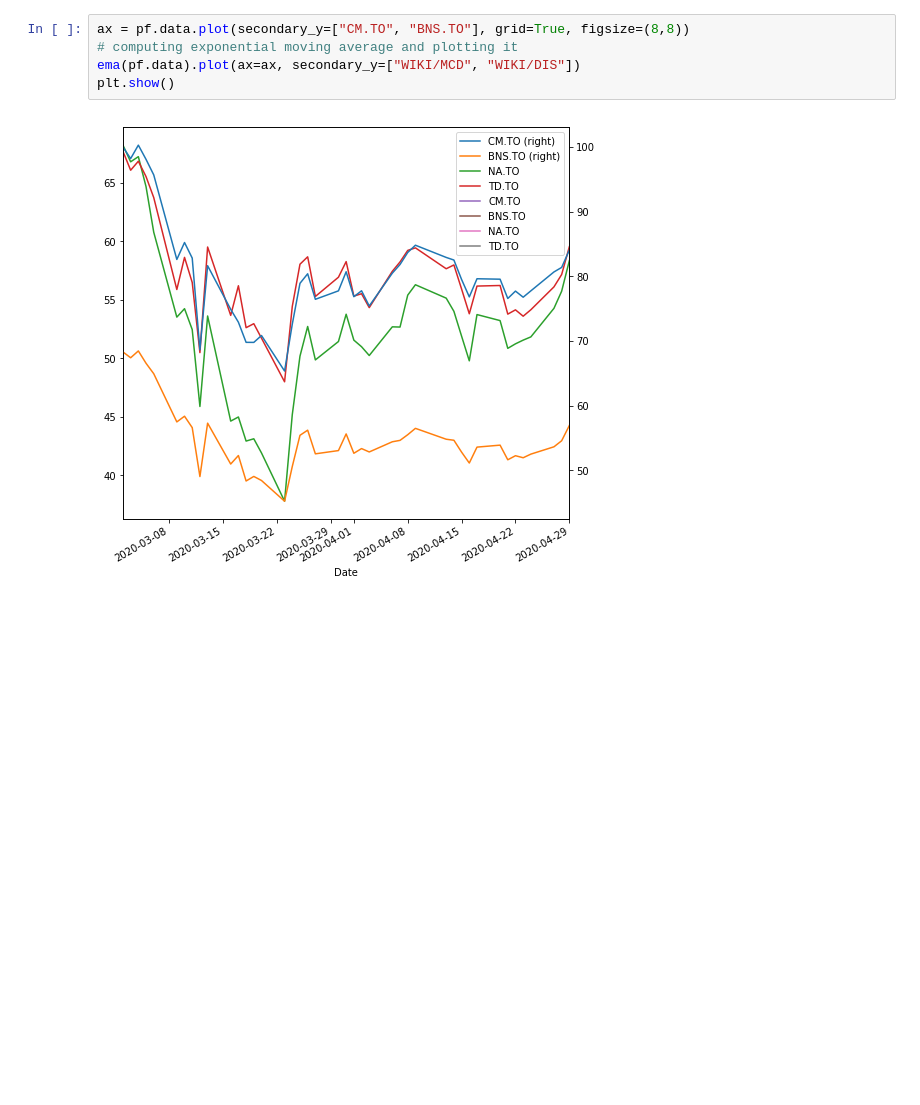
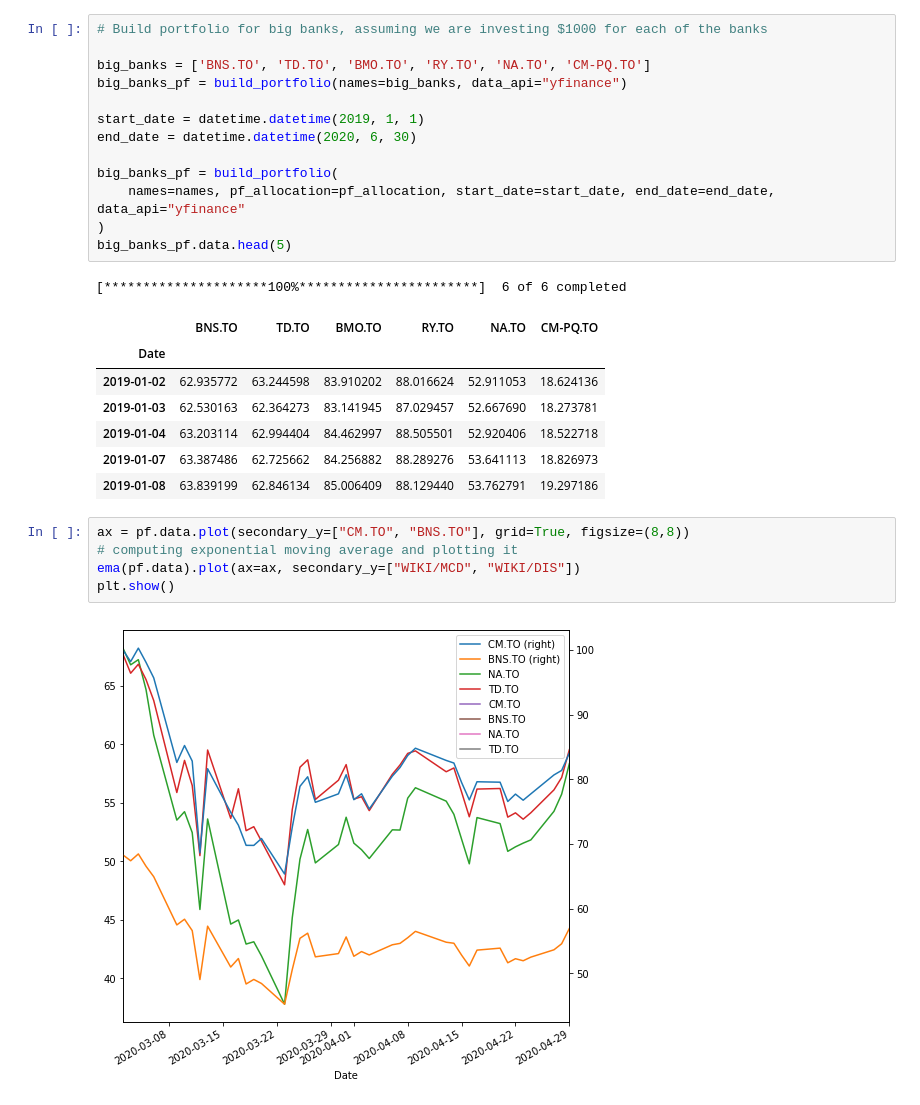
Before and after one commit to NJ1219/UofT-Project1, a Jupyter notebook: project.ipynb, the cells around one changed output. Cells and saved outputs as stored; diff of their text form; blank space fills up the shorter version.

```diff
--- a/project.ipynb
+++ b/project.ipynb
@@ -37,3 +37,25 @@ pf.data.head(5)
+# %%
+# Build portfolio for big banks, assuming we are investing $1000 for each of the banks
+
+big_banks = ['BNS.TO', 'TD.TO', 'BMO.TO', 'RY.TO', 'NA.TO', 'CM-PQ.TO']
+big_banks_pf = build_portfolio(names=big_banks, data_api="yfinance")
+
+start_date = datetime.datetime(2019, 1, 1)
+end_date = datetime.datetime(2020, 6, 30)
+
+big_banks_pf = build_portfolio(
+    names=names, pf_allocation=pf_allocation, start_date=start_date, end_date=end_date, data_api="yfinance"
+)
+big_banks_pf.data.head(5)
+# %% [output]
+[*********************100%***********************]  6 of 6 completed
+|  | BNS.TO | TD.TO | BMO.TO | RY.TO | NA.TO | CM-PQ.TO |
+| Date |  |  |  |  |  |  |
+| 2019-01-02 | 62.935772 | 63.244598 | 83.910202 | 88.016624 | 52.911053 | 18.624136 |
+| 2019-01-03 | 62.530163 | 62.364273 | 83.141945 | 87.029457 | 52.667690 | 18.273781 |
+| 2019-01-04 | 63.203114 | 62.994404 | 84.462997 | 88.505501 | 52.920406 | 18.522718 |
+| 2019-01-07 | 63.387486 | 62.725662 | 84.256882 | 88.289276 | 53.641113 | 18.826973 |
+| 2019-01-08 | 63.839199 | 62.846134 | 85.006409 | 88.129440 | 53.762791 | 19.297186 |
 # %%
 ax = pf.data.plot(secondary_y=["CM.TO", "BNS.TO"], grid=True, figsize=(8,8))
 # computing exponential moving average and plotting it
```
Also changed, not shown: parts of 4 cells of this notebook.
